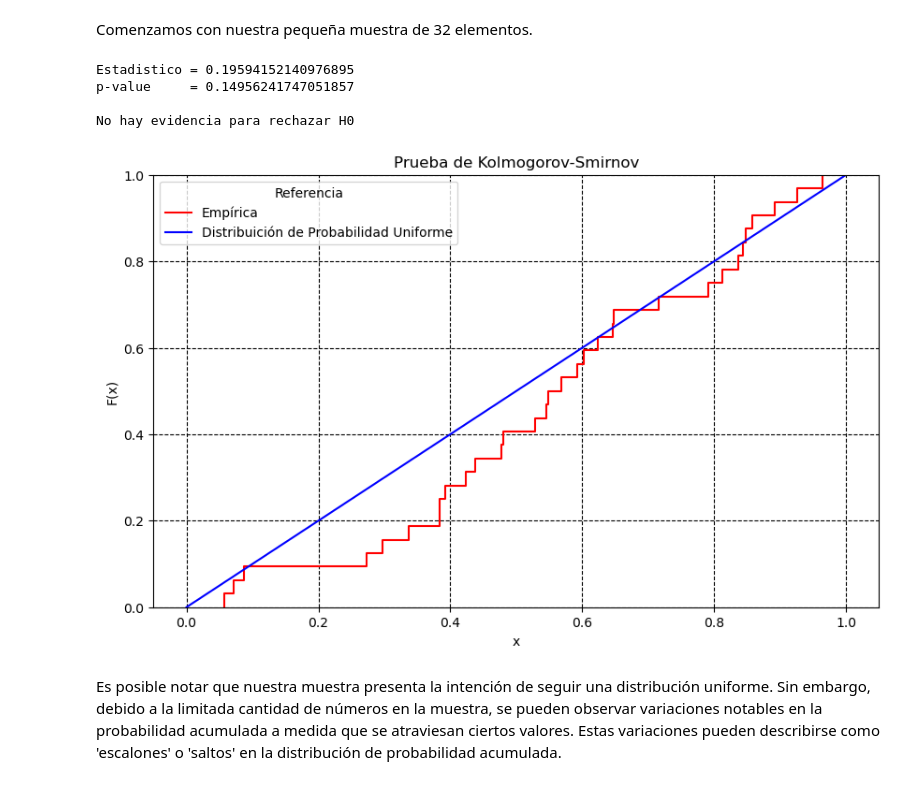
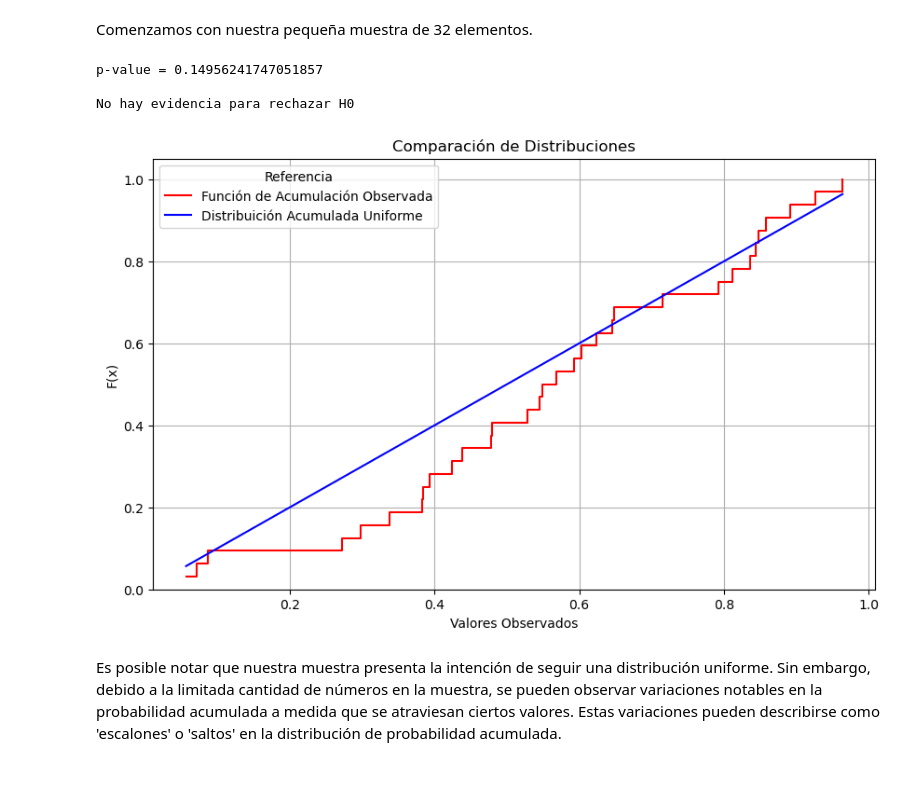
Before and after one commit to ian-g123/simulacion-grupo-04, a Jupyter notebook: TP1_Simulacion_Grupo4.ipynb, the cells around one changed output. Saved outputs shown, nothing was run; the diff lists cells and outputs as text; code cells hidden in the pictures.

Commit message:
correción test ej4

```diff
--- a/TP1_Simulacion_Grupo4.ipynb
+++ b/TP1_Simulacion_Grupo4.ipynb
@@ -310,9 +310,9 @@ MUESTRA_4096 = [mt.next_uniforme() for _ in range(4096)]
 El test de Kolmogorov-Smirnov nos permite determinar qué tanto se aproxima nuestra funcion de probabilidad a otra. En este caso nos interesa utilizar el test para comparar nuestras muestras generadas con una distribucion uniforme.
 # %%
 def kolmogorov_test(muestra, func_distri_acum_prueba):
-    estadistico, pvalue = kstest(muestra, func_distri_acum_prueba)
-    print(f"Estadistico = {estadistico}")
-    print(f"p-value     = {pvalue}\n")
+    _, pvalue = kstest(muestra, func_distri_acum_prueba)
+    # print(f"Estadistico = {estadistico}")
+    print(f"p-value = {pvalue}\n")
 
     if pvalue > ALPHA:
         print("No hay evidencia para rechazar H0")
@@ -320,17 +320,35 @@ def kolmogorov_test(muestra, func_distri_acum_prueba):
         print("Rechazamos H0")
 
 
-def graficar_kolmogorov_test(muestra_obs, func_distr_acum, nombre_distr):
+def graficar_distribucion_empirica(muestra_obs, func_distr_acum_esperada, nombre_distr):
+    # Creamos una lista de valores únicos y sus frecuencias
+    valores_unicos, frecuencias = np.unique(muestra_obs, return_counts=True)
+
+    # Calculamos la función de distribución acumulada empírica
+    func_dist_acum_empirica = np.cumsum(frecuencias) / len(muestra_obs)
+
+    # Creamos el gráfico
     plt.figure(figsize=(10, 6))
-    sns.ecdfplot(data=muestra_obs, label="Empírica", color="r")
-    x = np.linspace(0, 1, len(muestra_obs))
+    plt.step(
+        valores_unicos,
+        func_dist_acum_empirica,
+        where="post",
+        label="Función de Acumulación Observada",
+        color="r",
+    )
+    plt.plot(
+        valores_unicos,
+        func_distr_acum_esperada(valores_unicos),
+        label=nombre_distr,
+        color="b",
+    )
 
-    plt.plot(x, func_distr_acum, label=nombre_distr, color="b")
-    plt.grid(linestyle="--", color="black")
-    plt.title("Prueba de Kolmogorov-Smirnov")
+    plt.grid()
+    plt.ylim(0, 1.05)
+    plt.title("Comparación de Distribuciones")
     plt.legend(title="Referencia")
     plt.ylabel("F(x)")
-    plt.xlabel("x")
+    plt.xlabel("Valores Observados")
     plt.show()
 # %% [markdown]
 Aplicamos el test a nuestras 3 muestras y las comparamos en un grafico contra la distribudicon uniforme entre 0 y 1.
@@ -338,17 +356,14 @@ Aplicamos el test a nuestras 3 muestras y las comparamos en un grafico contra la
 Comenzamos con nuestra pequeña muestra de 32 elementos.
 # %%
 kolmogorov_test(MUESTRA_32, stats.uniform.cdf)
-graficar_kolmogorov_test(
-    MUESTRA_32,
-    np.linspace(0, 1, len(MUESTRA_32)),
-    "Distribuición de Probabilidad Uniforme",
+graficar_distribucion_empirica(
+    MUESTRA_32, stats.uniform.cdf, "Distribuición Acumulada Uniforme"
 )
 # %% [output]
-Estadistico = 0.19594152140976895
-p-value     = 0.14956241747051857
+p-value = 0.14956241747051857
 
 No hay evidencia para rechazar H0
-[figure, old version]
+[figure, new version]
 # %% [markdown]
 Es posible notar que nuestra muestra presenta la intención de seguir una distribución uniforme. Sin embargo, debido a la limitada cantidad de números en la muestra, se pueden observar variaciones notables en la probabilidad acumulada a medida que se atraviesan ciertos valores. Estas variaciones pueden describirse como 'escalones' o 'saltos' en la distribución de probabilidad acumulada.
 # %%
```
Also changed, not shown: parts of 20 cells of this notebook, 1 other file.
